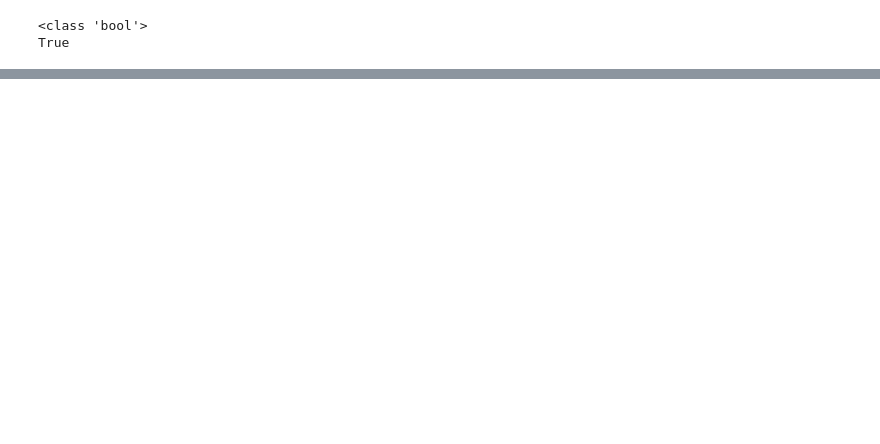
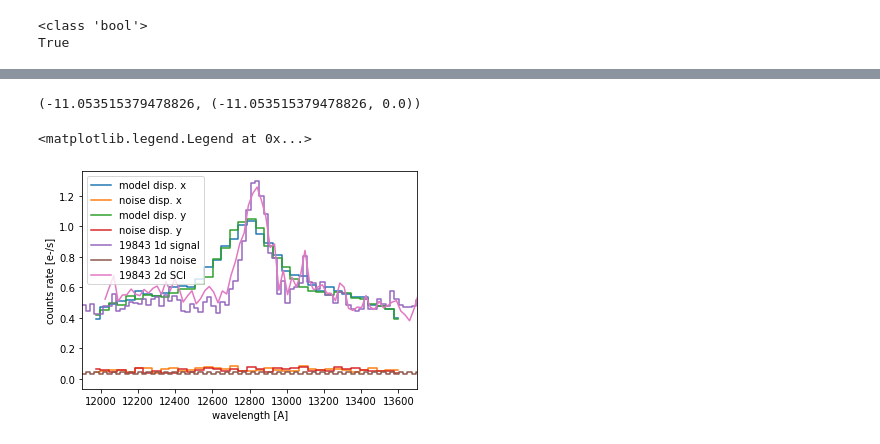
Before and after one commit to KinematicLensing/kl-tools, a Jupyter notebook: notebooks/dev/[module_test]GrismGenerator.ipynb, the cells around one changed output, grey strips where cells are left out. Saved outputs shown, nothing was run; the diff lists cells and outputs as text; code cells hidden in the pictures; blank space fills up the shorter version.

```diff
--- a/notebooks/dev/[module_test]GrismGenerator.ipynb
+++ b/notebooks/dev/[module_test]GrismGenerator.ipynb
@@ -658,0 +992,40 @@ True
+# %%
+print(logprob(pars_from_yaml.sampled_fid))
+# %% [output]
+(-11.053515379478826, (-11.053515379478826, 0.0))
+# %%
+offset = -275.48161224045805
+wavelength = (np.arange(-18,18,1)-offset) * 46.5*u.Angstrom
+hw = 8
+plt.plot(wavelength, np.sum((data[0]+covs[0])[18-hw:18+hw,:]/5000/4, axis=0),
+         drawstyle='steps-mid', label='model disp. x')
+plt.plot(wavelength, np.sqrt( np.sum( (covs[0][18-hw:18+hw,:]/5000)**2, axis=0) ),
+         drawstyle='steps-mid', label='noise disp. x')
+
+plt.plot(wavelength, np.sum((data[1]+covs[1])[:,18-hw:18+hw]/5000/4, axis=1),
+         drawstyle='steps-mid', label='model disp. y')
+plt.plot(wavelength, np.sqrt( np.sum( (covs[1][:,18-hw:18+hw]/5000)**2, axis=1) ),
+         drawstyle='steps-mid', label='noise disp. y')
+
+wave_bin = [wave[i*2].to('Angstrom').value for i in range(len(wave)//2)]
+flam_bin = [(flam[i*2]+flam[i*2+1]).value for i in range(len(flam)//2)]
+errs_bin = [np.sqrt(errs[i*2] **2 + errs[i*2+1]**2).value for i in range(len(errs)//2)]
+#print(wave_bin, flam_bin, errs_bin)
+#plt.plot(wave_bin, flam_bin, label='19843 signal', drawstyle='steps-mid')
+#plt.plot(wave_bin, errs_bin, label='19843 signal')
+plt.plot(wave.to('Angstrom'), flam, label='19843 1d signal', drawstyle='steps-mid')
+plt.plot(wave.to('Angstrom'), errs, label='19843 1d noise', drawstyle='steps-mid')
+
+### 2d spectrum
+index = np.where(np.logical_and(AEGIS_19843_2d[9].data > 12000,
+                       AEGIS_19843_2d[9].data < 14000))[0]
+plt.plot(AEGIS_19843_2d[9].data[index], np.sum(AEGIS_19843_2d[5].data[:,index], axis=0),
+        label='19843 2d SCI')
+
+plt.xlim(11900,13700)
+plt.xlabel('wavelength [A]')
+plt.ylabel('counts rate [e-/s]')
+plt.legend()
+# %% [output]
+<matplotlib.legend.Legend at 0x...>
+[figure, added]
```
Also changed, not shown: parts of 29 cells of this notebook, 7 other files.
